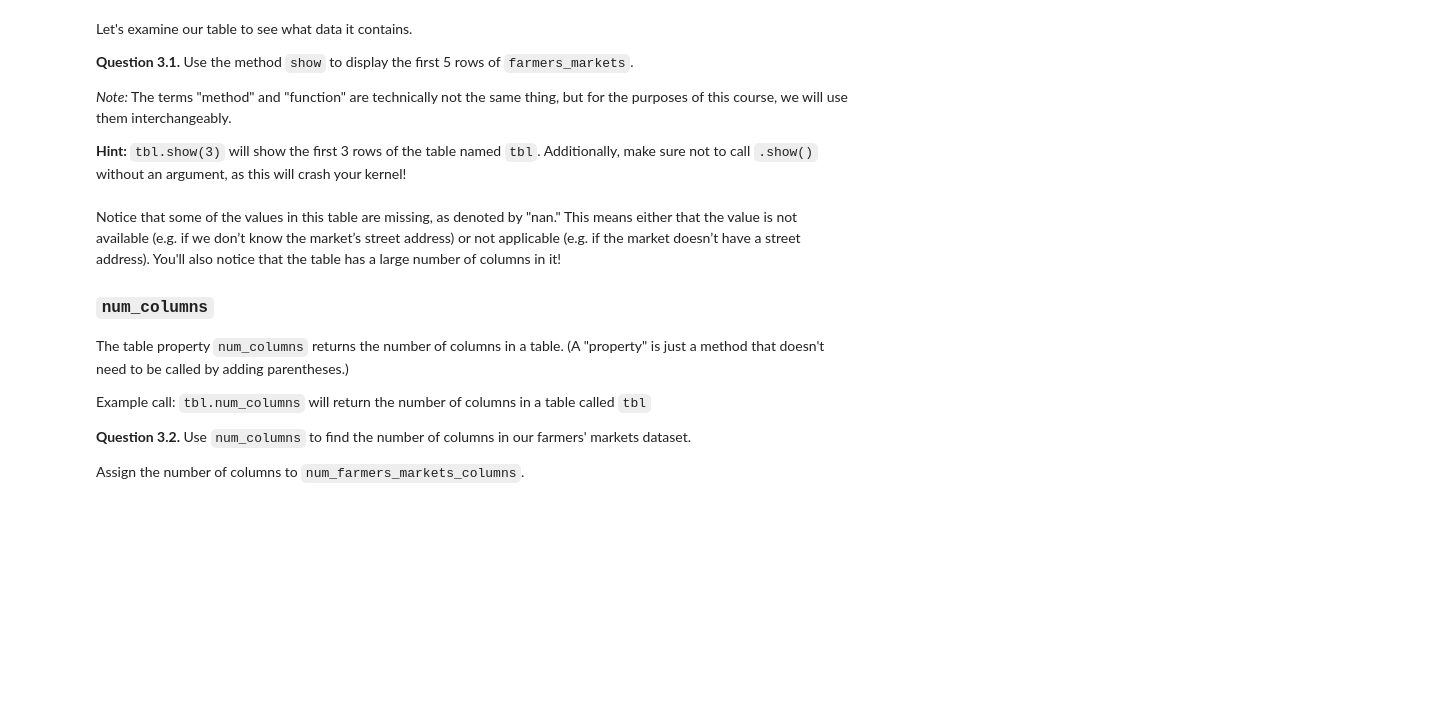
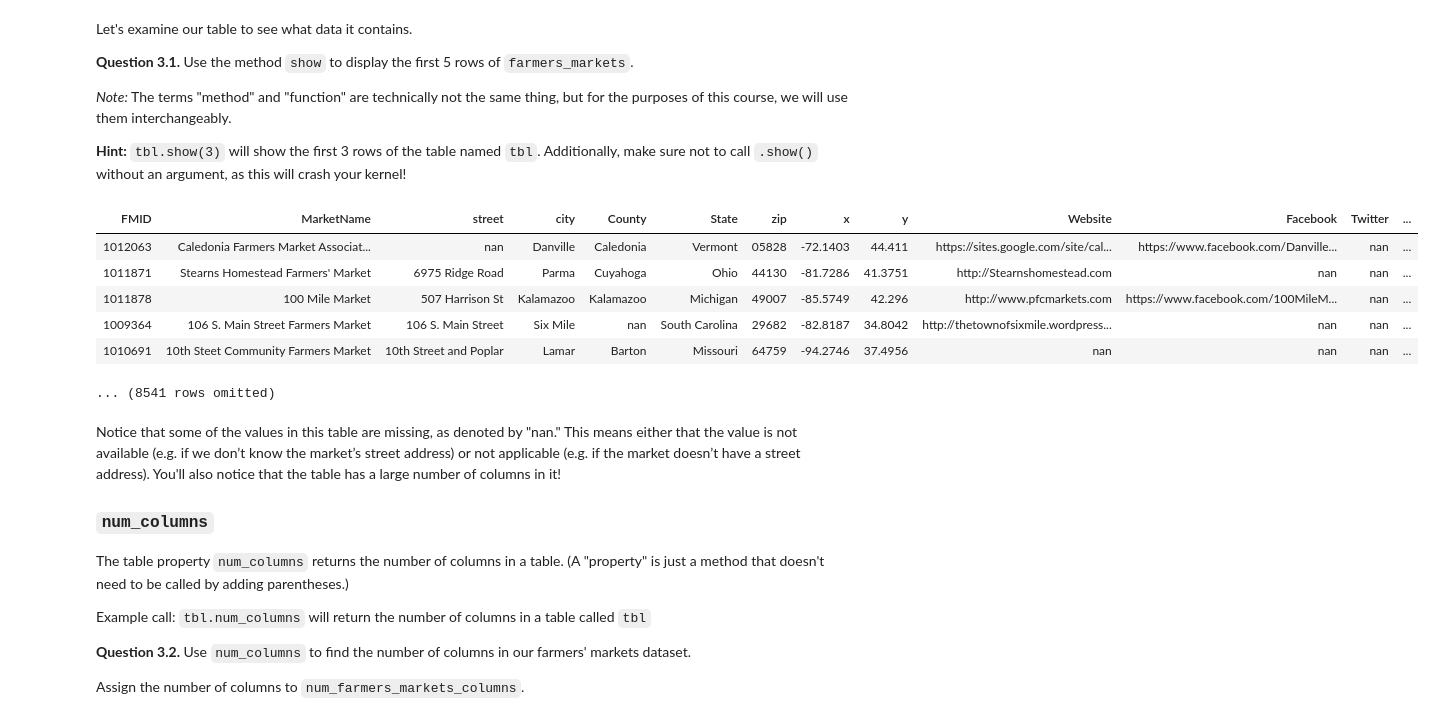
Before and after one commit to elliebeiser/introdata1350, a Jupyter notebook: lab02/lab02.ipynb, the cells around one changed output. Saved outputs shown, nothing was run; the diff lists cells and outputs as text; code cells hidden in the pictures; blank space fills up the shorter version.

```diff
--- a/lab02/lab02.ipynb
+++ b/lab02/lab02.ipynb
@@ -227,3 +221,14 @@ Let's examine our table to see what data it contains.
+# %%
+tbl = farmers_markets
+tbl.show(5)
+# %% [output]
+| FMID | MarketName | street | city | County | State | zip | x | y | Website | Facebook | Twitter | ... |
+| 1012063 | Caledonia Farmers Market Associat... | nan | Danville | Caledonia | Vermont | 05828 | -72.1403 | 44.411 | https://sites.google.com/site/cal... | https://www.facebook.com/Danville... | nan | ... |
+| 1011871 | Stearns Homestead Farmers' Market | 6975 Ridge Road | Parma | Cuyahoga | Ohio | 44130 | -81.7286 | 41.3751 | http://Stearnshomestead.com | nan | nan | ... |
+| 1011878 | 100 Mile Market | 507 Harrison St | Kalamazoo | Kalamazoo | Michigan | 49007 | -85.5749 | 42.296 | http://www.pfcmarkets.com | https://www.facebook.com/100MileM... | nan | ... |
+| 1009364 | 106 S. Main Street Farmers Market | 106 S. Main Street | Six Mile | nan | South Carolina | 29682 | -82.8187 | 34.8042 | http://thetownofsixmile.wordpress... | nan | nan | ... |
+| 1010691 | 10th Steet Community Farmers Market | 10th Street and Poplar | Lamar | Barton | Missouri | 64759 | -94.2746 | 37.4956 | nan | nan | nan | ... |
+... (8541 rows omitted)
 # %% [markdown]
 Notice that some of the values in this table are missing, as denoted by "nan." This means either that the value is not available (e.g. if we don’t know the market’s street address) or not applicable (e.g. if the market doesn’t have a street address). You'll also notice that the table has a large number of columns in it!
 
```
Also changed, not shown: parts of 23 cells of this notebook, 4 other files.
